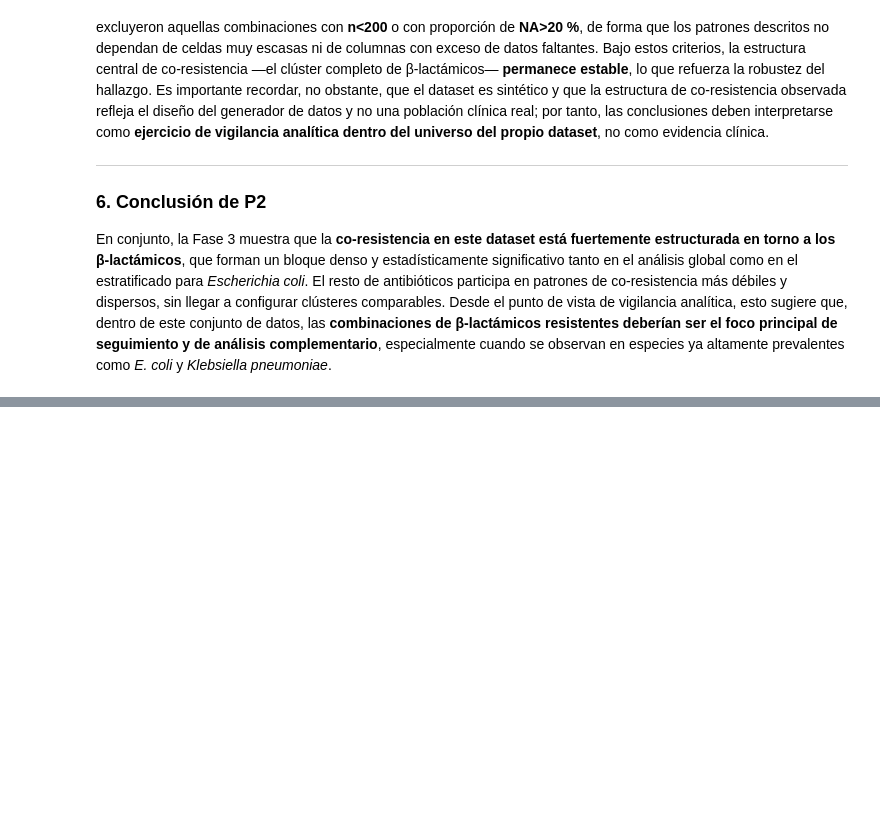
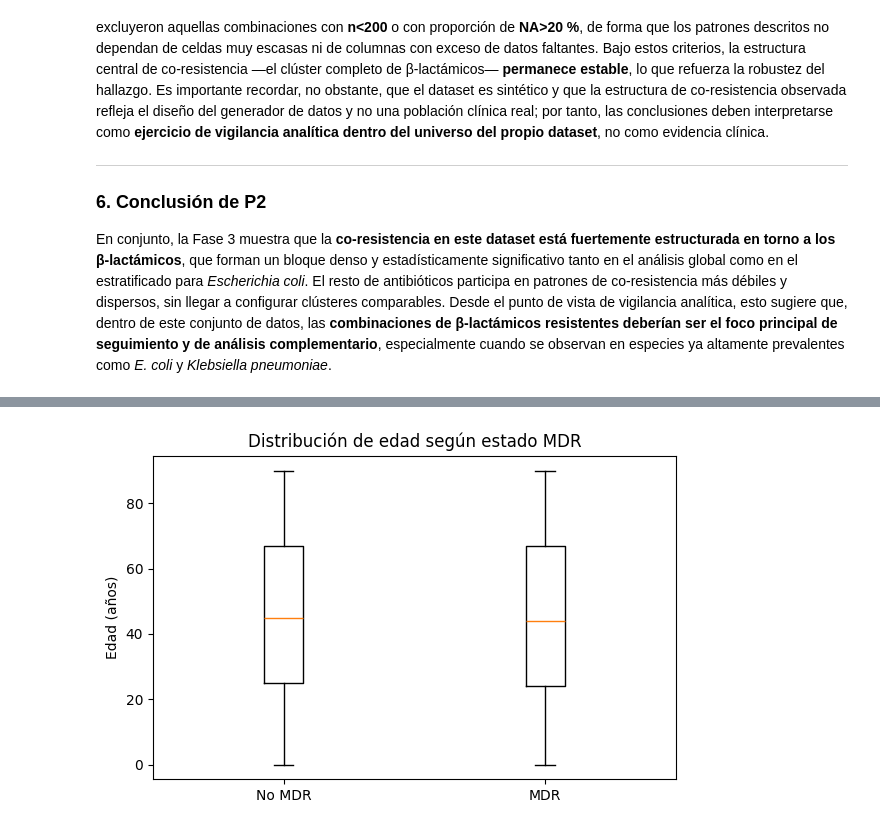
Before and after one commit to smaje99/diploma-in-data-analytics-in-business-management-unir, a Jupyter notebook: mbr-susceptibility-eda/mbr-susceptibility-eda.ipynb, the cells around one changed output, grey strips where cells are left out. Cells and saved outputs as stored; diff of their text form; code cells hidden in the pictures; blank space fills up the shorter version.

```diff
--- a/mbr-susceptibility-eda/mbr-susceptibility-eda.ipynb
+++ b/mbr-susceptibility-eda/mbr-susceptibility-eda.ipynb
@@ -3215,0 +3228,26 @@ En conjunto, la Fase 3 muestra que la **co-resistencia en este dataset está fue
+# %%
+# %% [markdown]
+# ## Fase 4 — P3: Multirresistencia (MDR)
+
+# %%
+import numpy as np
+import pandas as pd
+from math import sqrt
+from scipy.stats import chi2_contingency
+
+
+def wilson_ci(k: int, n: int, alpha: float = 0.05) -> tuple[float, float]:
+    if n == 0:
+        return np.nan, np.nan
+    z = 1.96
+    p = k / n
+    denom = 1 + z**2 / n
+    centre = (p + z**2 / (2 * n)) / denom
+    half = z * sqrt((p * (1 - p) + z**2 / (4 * n)) / n) / denom
+    return centre - half, centre + half
+
+
+# dataset de trabajo para MDR
+df_mdr = df_clean.copy()
+df_mdr = df_mdr[df_mdr["MDR"].notna()].reset_index(drop=True)
+len(df_mdr)
@@ -3215,0 +3397,20 @@ En conjunto, la Fase 3 muestra que la **co-resistencia en este dataset está fue
+# %%
+# 4.2. Boxplot de edad por MDR
+
+# %%
+plt.figure(figsize=(6, 4))
+df_plot = df_mdr[["Age_years", "MDR"]].dropna()
+
+# Convertir MDR a etiquetas
+df_plot["MDR_label"] = df_plot["MDR"].map({0.0: "No MDR", 1.0: "MDR"})
+
+labels = ["No MDR", "MDR"]
+data = [df_plot.loc[df_plot["MDR_label"] == lab, "Age_years"] for lab in labels]
+
+plt.boxplot(data, labels=labels, showfliers=False)
+plt.ylabel("Edad (años)")
+plt.title("Distribución de edad según estado MDR")
+plt.tight_layout()
+plt.show()
+# %% [output]
+[figure, added]
```
Also changed, not shown: parts of 13 cells of this notebook, 3 other files.
